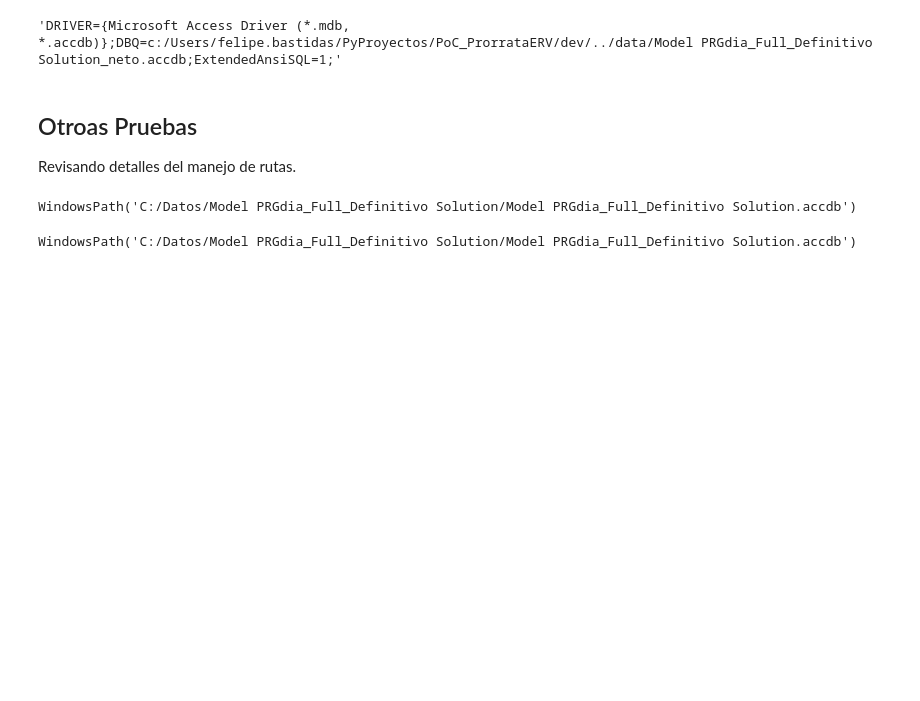
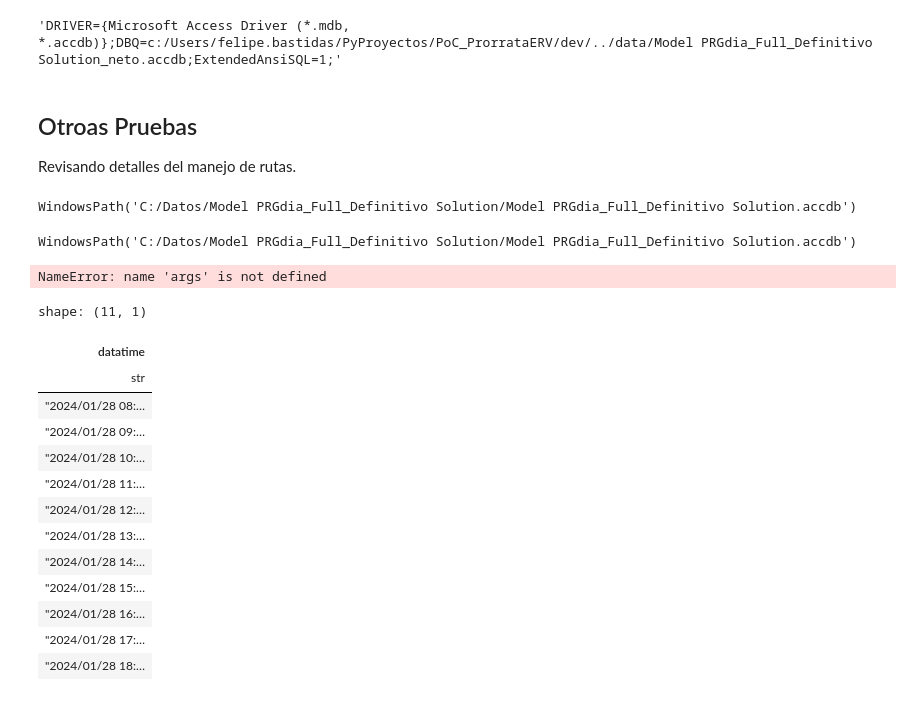
Before and after one commit to FasoCoding/ProrrataERV, a Jupyter notebook: dev/notebook.ipynb, the cells around one changed output. Cells and saved outputs as stored; diff of their text form; code cells hidden in the pictures; blank space fills up the shorter version.

```diff
--- a/dev/notebook.ipynb
+++ b/dev/notebook.ipynb
@@ -720,0 +783,32 @@ WindowsPath('C:/Datos/Model PRGdia_Full_Definitivo Solution/Model PRGdia_Full_De
+# %%
+import re
+args["color"] = ["blue,red"]
+args["color"][0]
+colorargs = re.findall(r"[a-z]+", args["color"][0])
+# %% [output]
+NameError: name 'args' is not defined
+# %%
+import polars as pl
+
+data = pl.read_csv(
+    "results.csv",
+    has_header=False,
+    new_columns=["datatime","Generacion","Prorrata"],
+    dtypes={"datatime": pl.Datetime, "Generacion": pl.Float64, "Prorrata": pl.Float64},
+)
+data.select(pl.col("datatime").dt.to_string("%Y/%m/%d %H:%M"))
+# %% [output]
+shape: (11, 1)
+| datatime |
+| str |
+| "2024/01/28 08:… |
+| "2024/01/28 09:… |
+| "2024/01/28 10:… |
+| "2024/01/28 11:… |
+| "2024/01/28 12:… |
+| "2024/01/28 13:… |
+| "2024/01/28 14:… |
+| "2024/01/28 15:… |
+| "2024/01/28 16:… |
+| "2024/01/28 17:… |
+| "2024/01/28 18:… |
```
Also changed, not shown: parts of 4 cells of this notebook, 6 other files.
